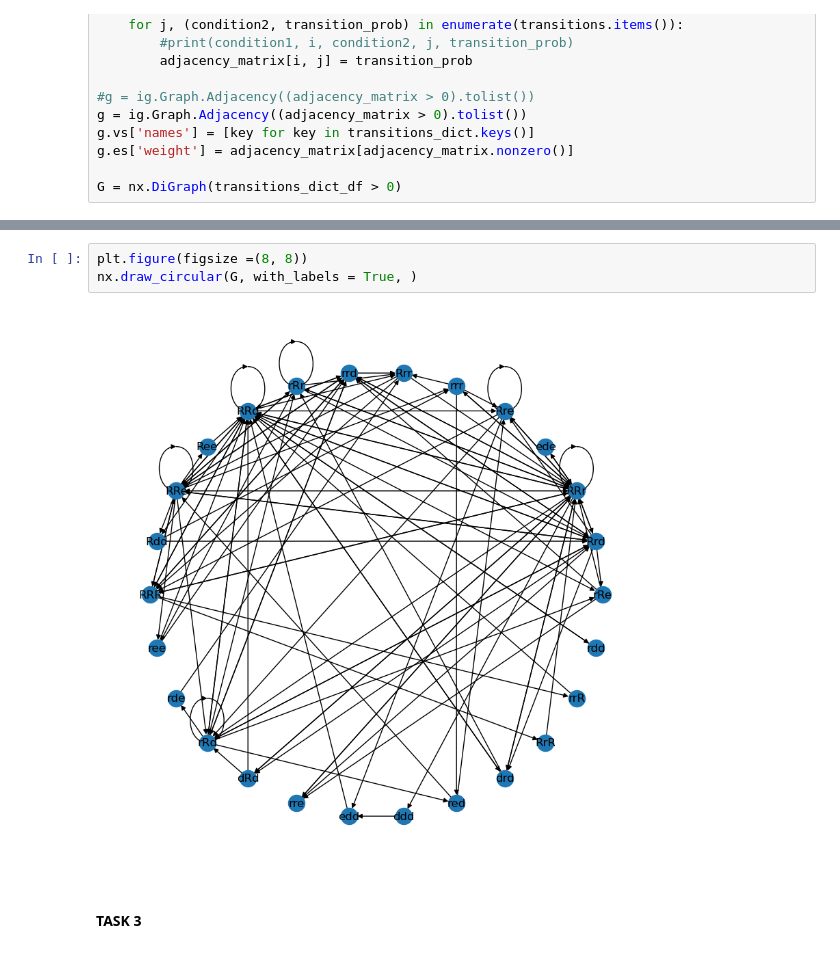
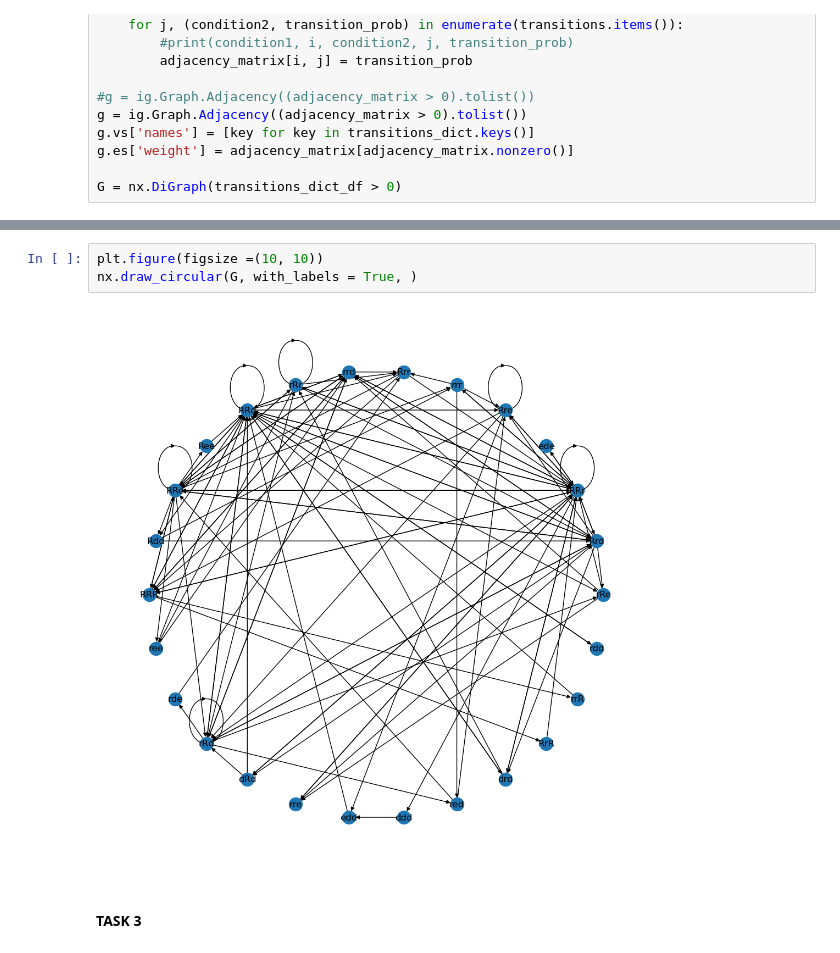
Before and after one commit to dmtrpolovnikov/network_analysis, a Jupyter notebook: practice_2.ipynb, the cells around one changed output, grey strips where cells are left out. Drawn from its saved outputs; the diff is of its cells as text.

```diff
--- a/practice_2.ipynb
+++ b/practice_2.ipynb
@@ -187,9 +167,9 @@ ig.plot(g,
 <igraph.drawing.cairo.plot.CairoPlot at 0x...>
 <Figure size 1000x1000 with 0 Axes>
 # %%
-plt.figure(figsize =(8, 8))
+plt.figure(figsize =(10, 10))
 nx.draw_circular(G, with_labels = True, )
 # %% [output]
-[figure, old version]
+[figure, new version]
 # %% [markdown]
 #### TASK 3
```
Also changed, not shown: parts of 6 cells of this notebook.
